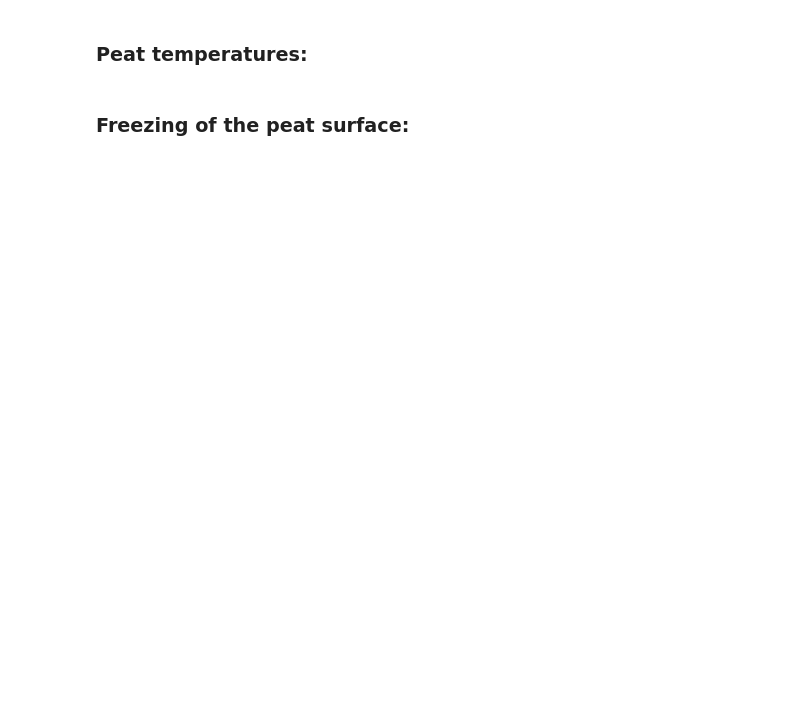
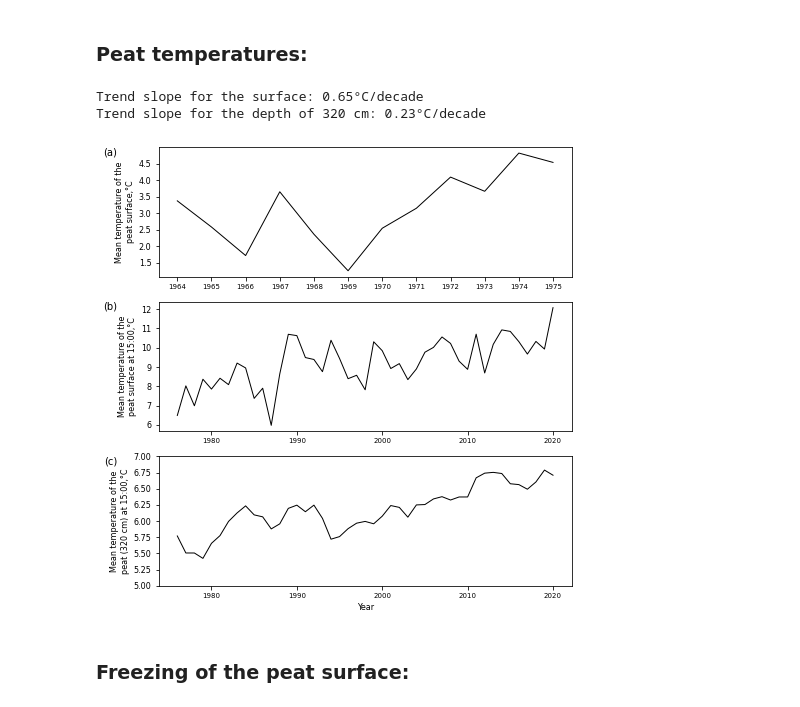
Before and after one commit to shi-hydrology/lammin-suo-plots, a Jupyter notebook: lammin_suo_plots.ipynb, the cells around one changed output. Drawn from its saved outputs; the diff is of its cells as text; code cells hidden in the pictures; blank space fills up the shorter version.

Commit message:
Added peat temp at 320 cm

```diff
--- a/lammin_suo_plots.ipynb
+++ b/lammin_suo_plots.ipynb
@@ -453,8 +439,8 @@ plt.savefig(fig_path, dpi=300, transparent=False, facecolor="white")
 # %% [markdown]
 ### Peat temperatures:
 # %%
-fig, (ax1, ax2) = plt.subplots(2, 1)
-fig.set_size_inches(17 / 2.54, 12 / 2.54)
+fig, ax = plt.subplots(3, 1)
+fig.set_size_inches(17 / 2.54, 17 / 2.54)
 
 ##### Daily series:
 f = "peat-temp_daily_1960-2020.csv"
@@ -467,47 +453,61 @@ tmp = tmp.loc[tmp["DEPTH"] == 0]
 tmp = tmp.loc[tmp["OBS_TYPE"] == "avg"]
 tmp = tmp.loc[tmp.index.year < 1976]  # 1976 is non-complete
 
 for site in (1, ):  # site 2 was observed only during summertime, we won't use it
     df = tmp.loc[tmp["SITE"] == site]
     df = df.resample("A")["PEAT_TEMP"].agg(["mean"])
     # print(df)
-    ax1.plot(df.index.year, df["mean"], color="k", linewidth=1, label="Site %s" % site)
-    ax1.xaxis.set_ticks(np.arange(df.index.year.min(), df.index.year.max()+1, 1))
+    ax[0].plot(df.index.year, df["mean"], color="k", linewidth=1, label="Site %s" % site)
+    ax[0].xaxis.set_ticks(np.arange(df.index.year.min(), df.index.year.max()+1, 1))
 
-ax1.set_ylabel("Mean daily temperature of the\npeat surface,°C")
+ax[0].set_ylabel("Mean temperature of the\npeat surface,°C")
 
 ##### Hourly series:
 
 f = "peat-temp_hourly_1976-2020.csv"
 
 tmp = prepare(os.path.join(work_dir, f))
 tmp.set_index("DATE_TIME", inplace=True)
 
 tmp = tmp.loc[tmp["QC"] != 0]
-tmp = tmp.loc[tmp["DEPTH"] == 0]
 tmp = tmp.loc[tmp.index.hour == 15]
+tmp = tmp.loc[tmp["SITE"] == 1]
 
-df = tmp.loc[tmp["SITE"] == 1]
+# PEAT SURFACE
+df = tmp.loc[tmp["DEPTH"] == 0]
 # print(df)
 df = df.resample("A")["PEAT_TEMP"].agg(["mean", "max"])
 # print(df)
-ax2.plot(df.index.year, df["mean"], color="k", linewidth=1)
+ax[1].plot(df.index.year, df["mean"], color="k", linewidth=1)
 # ax.plot(df.index.year, df["max"], color="k", linewidth=1, label="Site %s" % site)
+ax[1].set_ylabel("Mean temperature of the\npeat surface at 15:00,°C")
 
-ax2.set_ylabel("Mean temperature of the\npeat surface at 15:00,°C")
-ax2.set_xlabel("Year")
+fit = np.polyfit(df.index.year, df["mean"], 1)
+# fit_fn = np.poly1d(fit)
+print("Trend slope for the surface: %s°C/decade" % round(fit[0] * 10, 2))
 
-ax1.text(-0.1, 1.15, "(a)", transform=ax1.transAxes, fontsize=MEDIUM_SIZE, va='top', ha='right')
-ax2.text(-0.1, 1.15, "(b)", transform=ax2.transAxes, fontsize=MEDIUM_SIZE, va='top', ha='right')
+# max available depth - 320 cm
+df = tmp.loc[tmp["DEPTH"] == 320]
+df = df.resample("A")["PEAT_TEMP"].agg(["mean"])
+ax[2].plot(df.index.year, df["mean"], color="k", linewidth=1)
+ax[2].set_ylabel("Mean temperature of the\npeat (320 cm) at 15:00,°C")
+ax[2].set_ylim([5, 7])
+
+fit = np.polyfit(df.index.year, df["mean"], 1)
+# fit_fn = np.poly1d(fit)
+print("Trend slope for the depth of 320 cm: %s°C/decade" % round(fit[0] * 10, 2))
+#
+mark_axes(ax, px=-0.1, py=1)
+ax[-1].set_xlabel("Year")
 
 fig.tight_layout()
 
 fig_path = os.path.join(fig_dir, "test_04.png")
 plt.savefig(fig_path, dpi=300, transparent=False, facecolor="white")
-
-fit = np.polyfit(df.index.year, df["mean"], 1)
-fit_fn = np.poly1d(fit)
-print("Trend eqn:", fit_fn)
+# %% [output]
+Trend slope for the surface: 0.65°C/decade
+Trend slope for the depth of 320 cm: 0.23°C/decade
+[figure, added]
 # %% [markdown]
 ### Freezing of the peat surface:
 # %%
```
Also changed, not shown: parts of 8 cells of this notebook.
